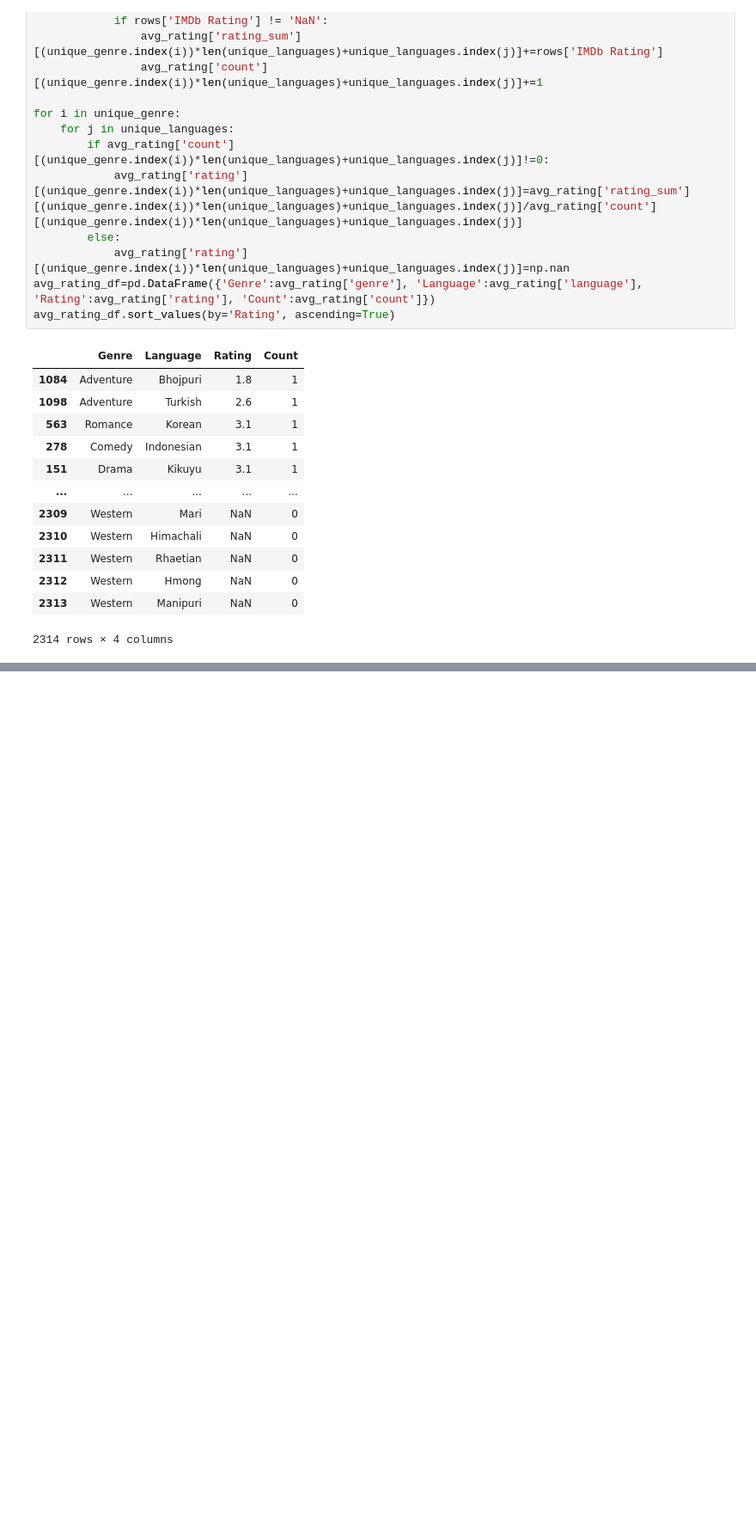
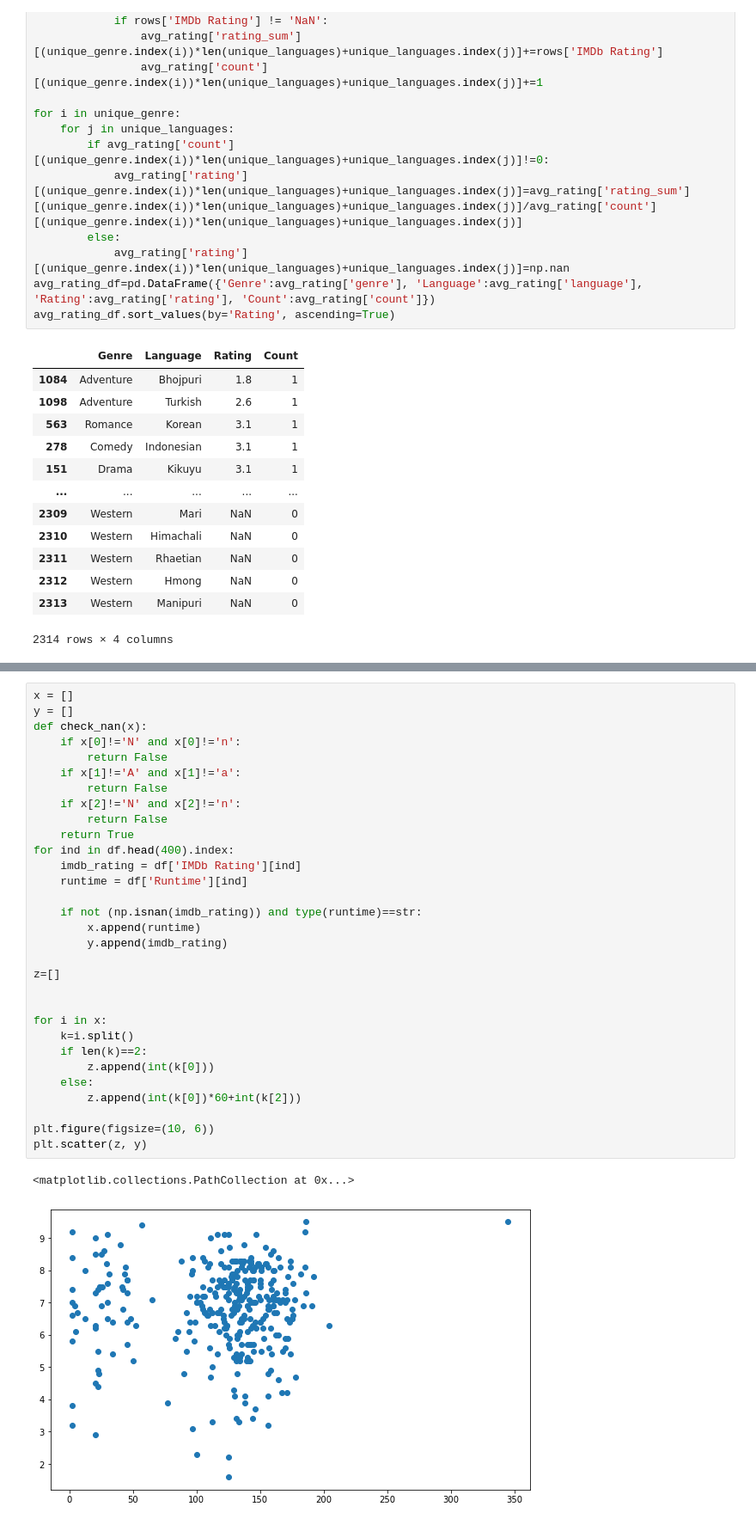
Before and after one commit to g-s01/indMov, a Jupyter notebook: data preprocessing/analysis.ipynb, the cells around one changed output, grey strips where cells are left out. Shown at 86% size. Saved outputs shown, nothing was run; the diff lists cells and outputs as text; blank space fills up the shorter version.

```diff
--- a/data preprocessing/analysis.ipynb
+++ b/data preprocessing/analysis.ipynb
@@ -346,0 +367,34 @@ avg_rating_df.sort_values(by='Rating', ascending=True)
+# %%
+x = []
+y = []
+def check_nan(x):
+    if x[0]!='N' and x[0]!='n':
+        return False
+    if x[1]!='A' and x[1]!='a':
+        return False
+    if x[2]!='N' and x[2]!='n':
+        return False
+    return True
+for ind in df.head(400).index:
+    imdb_rating = df['IMDb Rating'][ind]
+    runtime = df['Runtime'][ind]
+
+    if not (np.isnan(imdb_rating)) and type(runtime)==str:
+        x.append(runtime)
+        y.append(imdb_rating)
+
+z=[]
+
+
+for i in x:
+    k=i.split()
+    if len(k)==2:
+        z.append(int(k[0]))
+    else:
+        z.append(int(k[0])*60+int(k[2]))
+
+plt.figure(figsize=(10, 6))
+plt.scatter(z, y)
+# %% [output]
+<matplotlib.collections.PathCollection at 0x...>
+[figure, added]
```
Also changed, not shown: parts of 3 cells of this notebook.
